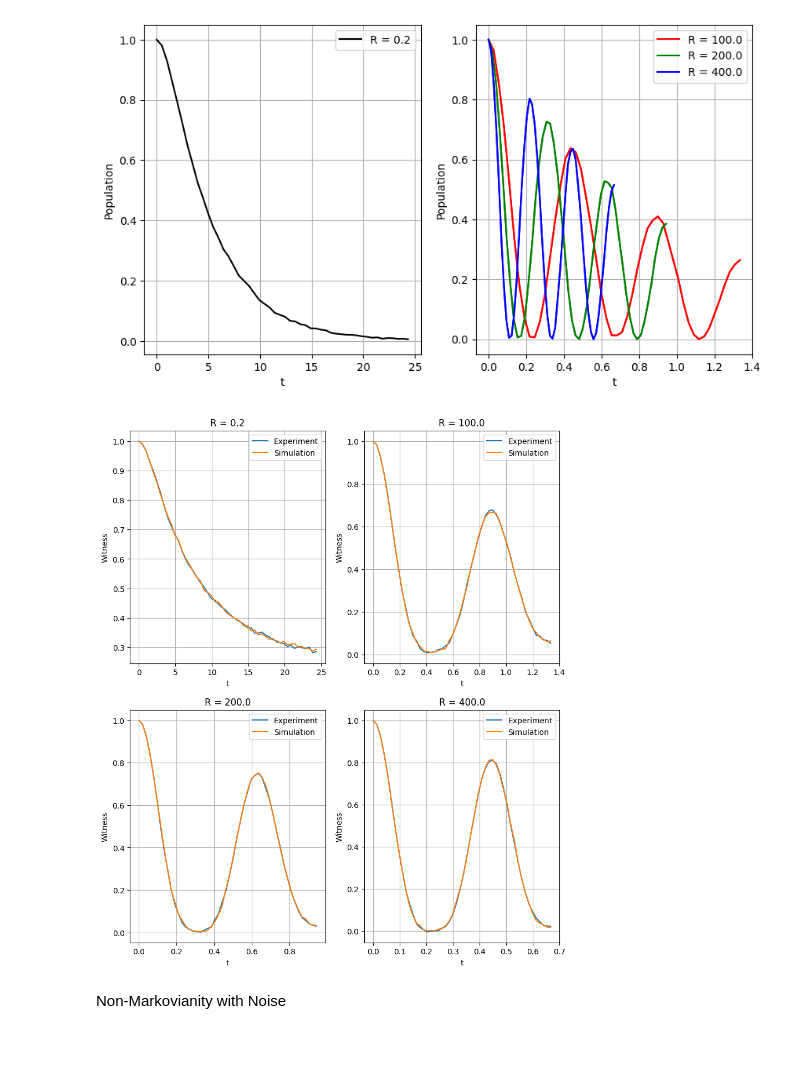
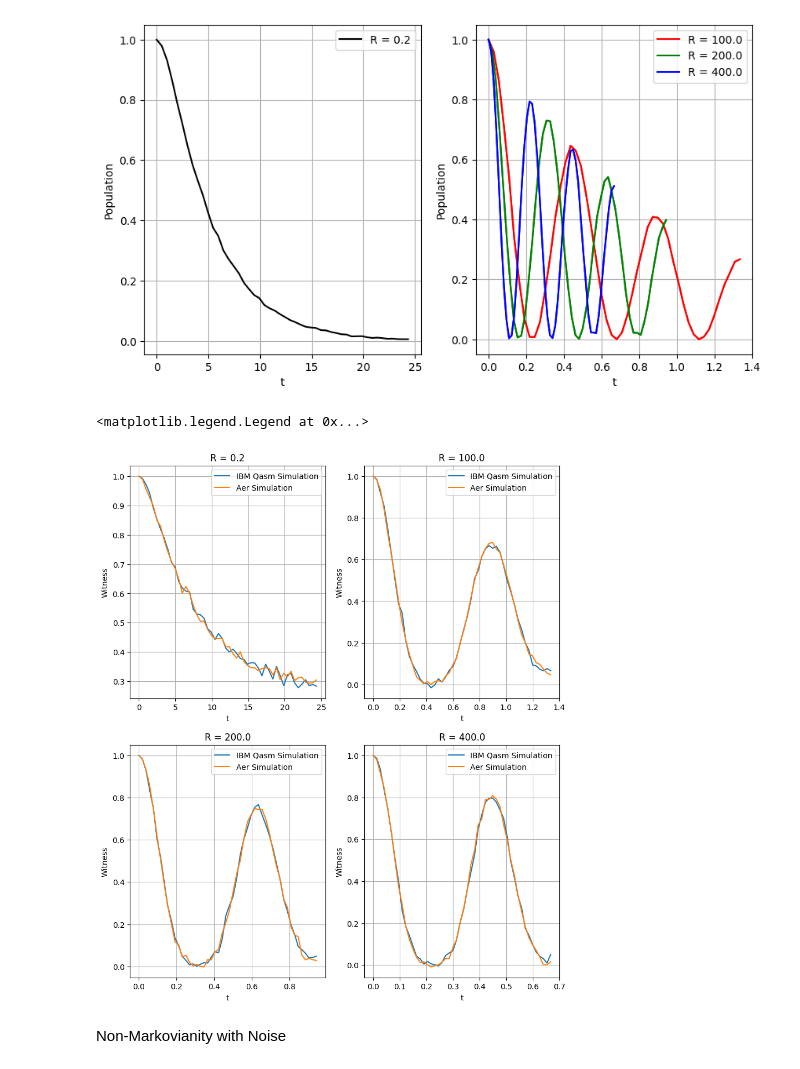
Before and after one commit to DBasoco/open-quantum-systems, a Jupyter notebook: amplitude_damping/amplitude_damping.ipynb, the cells around one changed output. Drawn from its saved outputs; the diff is of its cells as text; code cells hidden in the pictures.

Commit message:
dab simulation improvements and bit flip noise

```diff
--- a/amplitude_damping/amplitude_damping.ipynb
+++ b/amplitude_damping/amplitude_damping.ipynb
@@ -32,0 +27,8 @@ simulator = Aer.get_backend('qasm_simulator')
+# %%
+from qiskit_ibm_provider import IBMProvider
+
+provider = IBMProvider(token='bdf0c4bc4a8f6306e202c3da989ae0dbf6e341de828915648fbaf1a439c812546d4952624b3e8616c6c550a6c4e83e5460b468695c76909a2abb0ecd01d8a1e1')
+print(provider.backends())
+
+# Local simulator and vector simulator
+simulator = Aer.get_backend('qasm_simulator')
@@ -114,7 +118,7 @@ Non-Markovianity Set-Up
 
 from amplitude_damping import *
 
-SHOTS = 8192
+SHOTS = 1024
 
 # The values for R and corresponding times,
 # as well as the observables needed for the witness
@@ -226,7 +230,7 @@ jobs = {}
 for R in R_values:
     jobs[R] = {}
     for observable in observables:
-        jobs[R][observable] = execute(circuits[R][observable], backend = simulator, shots = SHOTS)
+        jobs[R][observable] = execute(circuits[R][observable], backend = provider.get_backend('ibmq_qasm_simulator'), shots = SHOTS)
 # %%
 # Use the calibration job to implement the error mitigation
 meas_fitter = CompleteMeasFitter(calibration_job.result(), state_labels)
@@ -241,40 +245,41 @@ for R in R_values:
         expected[R][observable] = []
         current_job_res = jobs[R][observable].result()
         mitigated_res = meas_filter.apply(current_job_res)
         for i in range(npoints):
             counts = mitigated_res.get_counts(i)
             expc = 0.0
             for outcome in counts:
                 if outcome[0] == outcome[1]:
                     expc += counts[outcome]/float(SHOTS)
                 else:
                     expc -= counts[outcome]/float(SHOTS)
             expected[R][observable].append(expc)
 
 ## Compute witness
-witness = {}
+witness_exp = {}
 for R in R_values:
-    witness[R] = []
+    witness_exp[R] = []
     for i in range(npoints):
         w = 0.25*(1.0+expected[R]['xx'][i]-expected[R]['yy'][i]+expected[R]['zz'][i])
-        witness[R].append(w)
+        witness_exp[R].append(w)
 
 # Plot the results
 fig_idx = 221
 plt.figure(figsize=(10,12))
 for R in R_values:
     plt.subplot(fig_idx)
-    plt.plot(t_values[R], witness[R], label='Experiment')
-    plt.plot(t_values[R], witness_sim[R], label='Simulation')
+    plt.plot(t_values[R], witness_exp[R], label='IBM Qasm Simulation')
+    plt.plot(t_values[R], witness_sim[R], label='Aer Simulation')
     plt.xlabel('t')
     plt.ylabel('Witness')
     plt.title("R = " + str(R))
     plt.legend()
     fig_idx += 1
     plt.grid()
-plt.legend();
+plt.legend()
 # %% [output]
+<matplotlib.legend.Legend at 0x...>
-[figure, old version]
+[figure, new version]
 # %% [markdown]
 Non-Markovianity with Noise
 # %%
```
Also changed, not shown: parts of 6 cells of this notebook, 2 other files.
